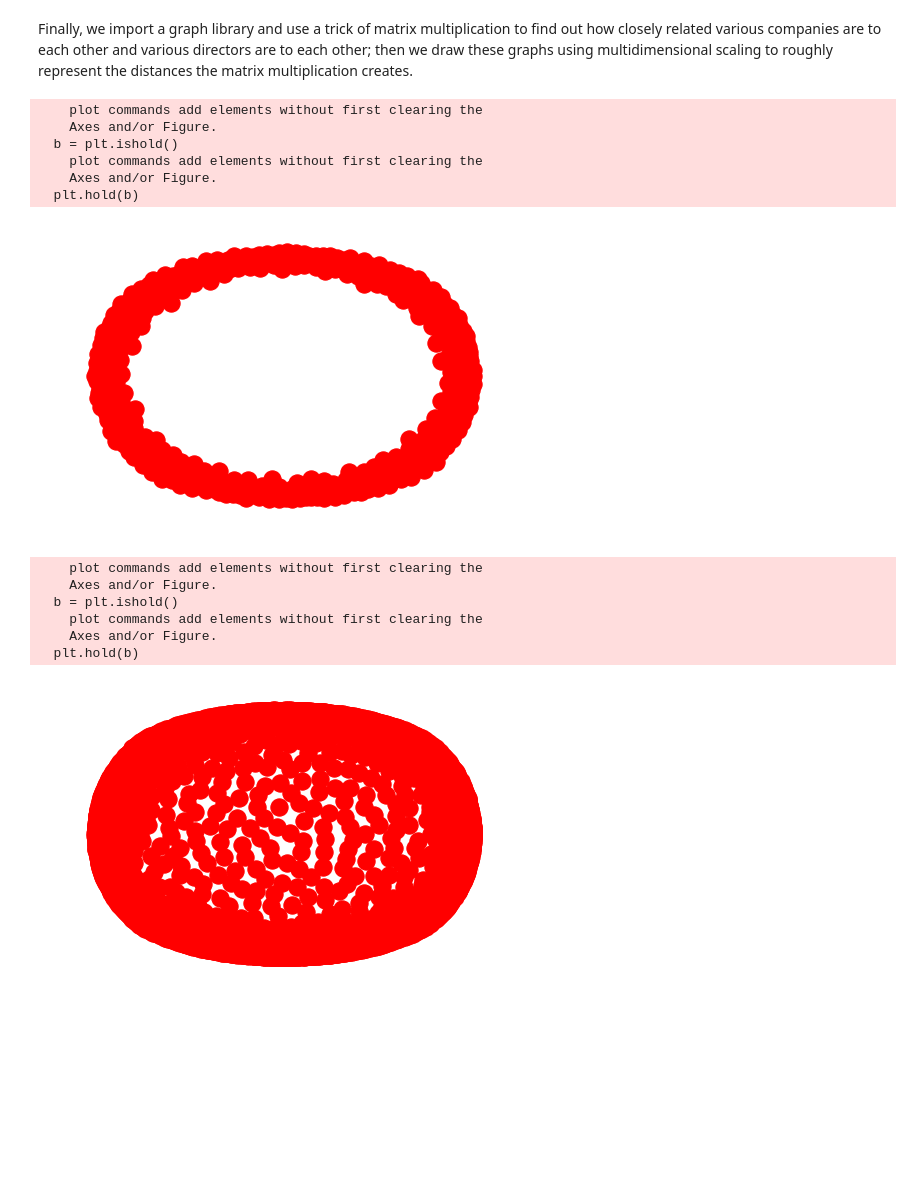
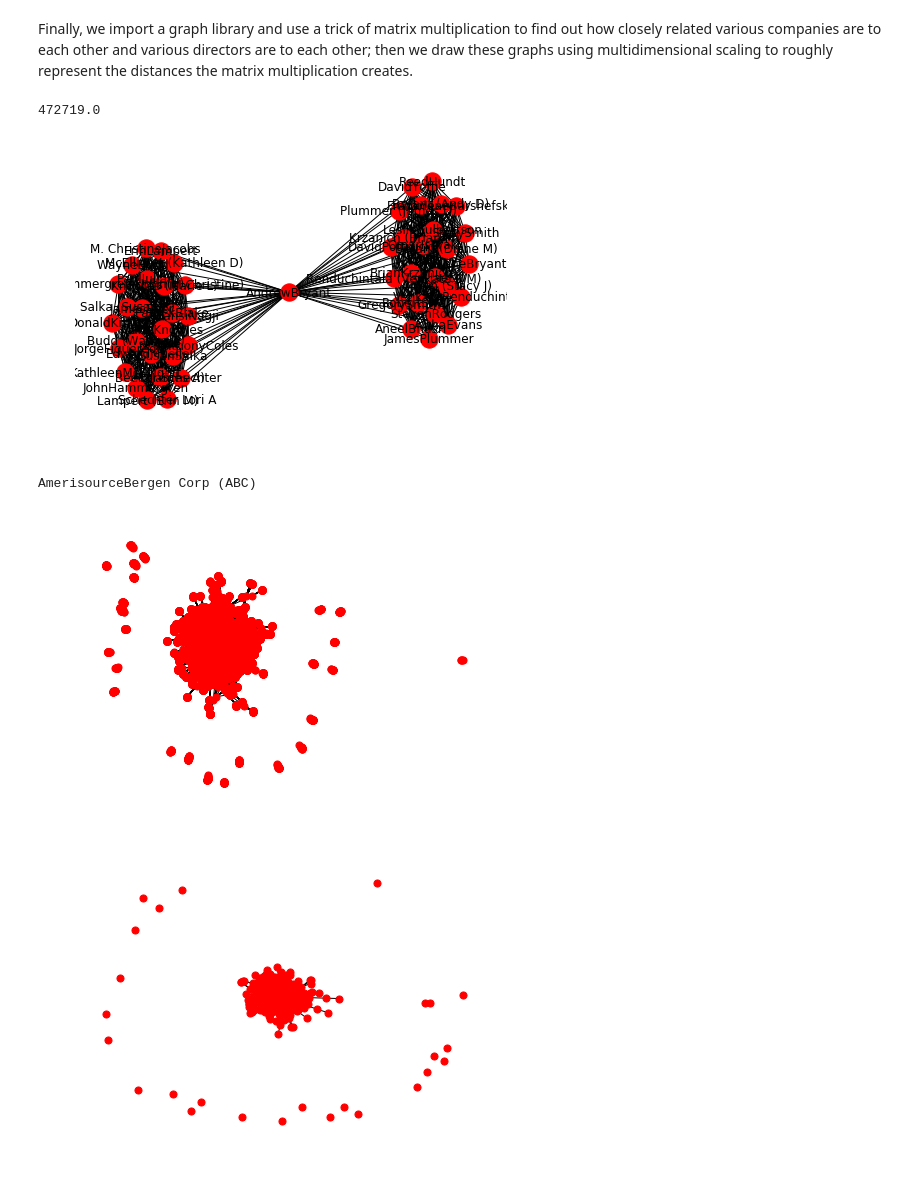
Before and after one commit to cwivagg/s_and_p, a Jupyter notebook: network_analysis.ipynb, the cells around one changed output. Saved outputs shown, nothing was run; the diff lists cells and outputs as text; code cells hidden in the pictures; blank space fills up the shorter version.

Commit message:
adding first inspection function

```diff
--- a/network_analysis.ipynb
+++ b/network_analysis.ipynb
@@ -6,6 +6,8 @@ data = pd.read_table('parsed_officers', header=None)
 # %% [markdown]
 The first step in network analysis is getting a unique list of companies and directors. Since we wish to identify directors with multiple seats, we obviously expect the present matrix to have duplications.
 # %%
+data = data[[0,1]].dropna()
+# for now, avoiding complications of missing titles
 companies = data[0].unique()
 directors = data[1].unique()
 
@@ -15,11 +17,11 @@ Next, we use each unique entry as a dictionary key; this way, we can quickly fin
 # %%
 dir_dict, com_dict = dict(), dict()
 for ix, direc in enumerate(directors):
-    dir_dict[direc] = ix
+    dir_dict[direc] = (ix, direc)
 for ix, compa in enumerate(companies):
-    com_dict[compa] = ix
+    com_dict[compa] = (ix, direc)
 
 for row in data.values:
-    dir_v_com[com_dict[compa]][dir_dict[direc]] = 1
+    dir_v_com[com_dict[row[0][0]],dir_dict[row[1][0]]] = 1
 # %%
 import networkx as nx
@@ -26,8 +29,12 @@ import networkx as nx
 # %% [markdown]
 Finally, we import a graph library and use a trick of matrix multiplication to find out how closely related various companies are to each other and various directors are to each other; then we draw these graphs using multidimensional scaling to roughly represent the distances the matrix multiplication creates.
 # %%
-dir_adj = np.dot( dir_v_com , np.transpose(dir_v_com) )
-com_adj = np.dot( np.transpose(dir_v_com) , dir_v_com )
+com_adj = np.dot( dir_v_com , np.transpose(dir_v_com) )
+dir_adj = np.dot( np.transpose(dir_v_com) , dir_v_com )
+# %%
+print(np.sum(dir_adj))
+# %% [output]
+472719.0
 # %%
 g_dir = nx.from_numpy_matrix(dir_adj)
 g_com = nx.from_numpy_matrix(com_adj)
@@ -34,23 +74,24 @@ g_com = nx.from_numpy_matrix(com_adj)
+# %%
+a = get_info('AndrewBryant', 5, 'director')
+#nx.draw(a, with_labels=True)
+# %% [output]
+[figure, added]
+# %%
+print(companies[5])
+# %% [output]
+AmerisourceBergen Corp (ABC)
 # %%
+import warnings
+warnings.filterwarnings('ignore')
+# networkx library not up-to-date on matplotlib
 import matplotlib.pyplot as plt
-nx.draw(g_dir)
+
+nx.draw(g_dir, node_size=50)
 plt.show()
 # %% [output]
-    plot commands add elements without first clearing the
-    Axes and/or Figure.
-  b = plt.ishold()
-    plot commands add elements without first clearing the
-    Axes and/or Figure.
-  plt.hold(b)
-[figure, old version]
+[figure, new version]
 # %%
-nx.draw(g_com)
+nx.draw(g_com, node_size=50)
 plt.show()
 # %% [output]
-    plot commands add elements without first clearing the
-    Axes and/or Figure.
-  b = plt.ishold()
-    plot commands add elements without first clearing the
-    Axes and/or Figure.
-  plt.hold(b)
-[figure, old version]
+[figure, new version]
```
Also changed, not shown: parts of 12 cells of this notebook.
